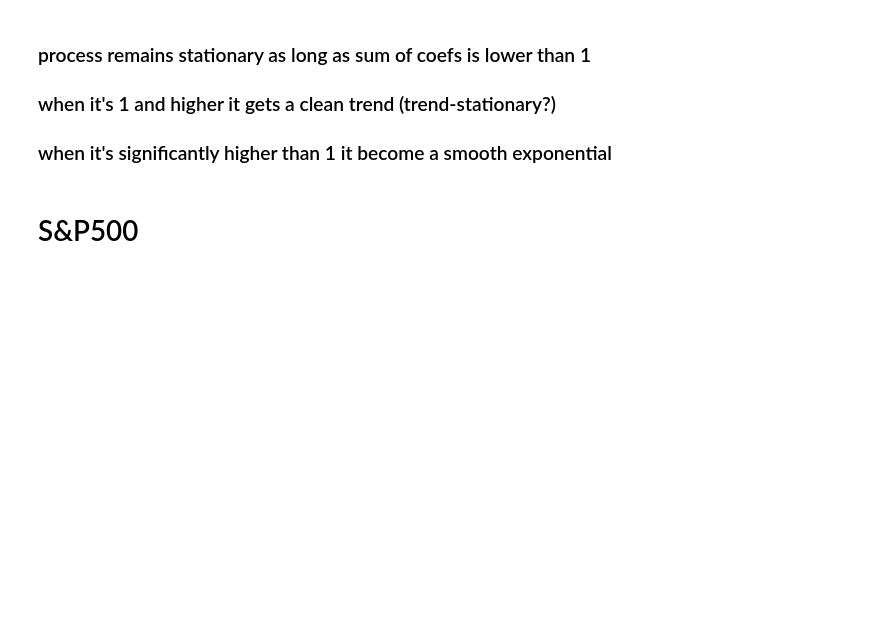
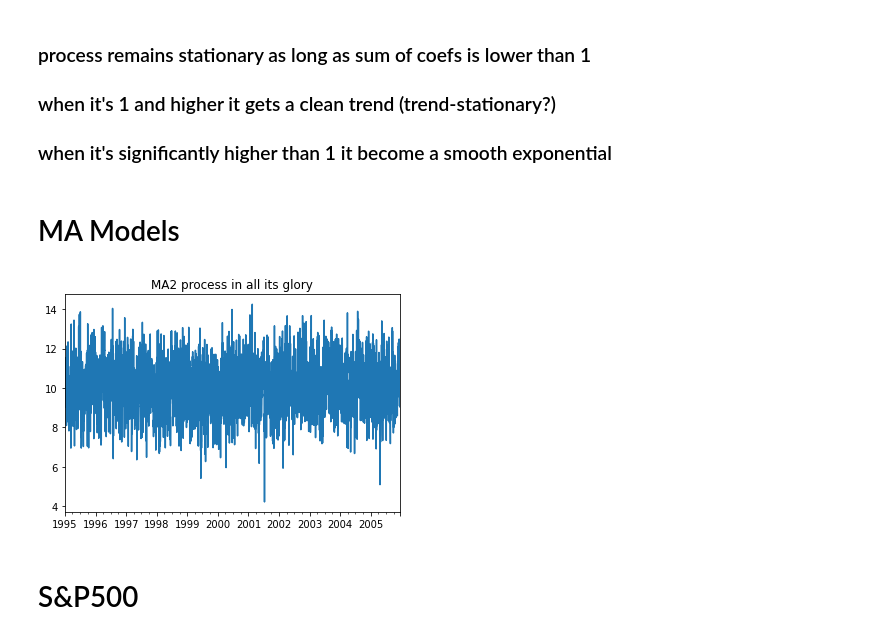
Before and after one commit to GrossBetruger/Kaggle, a Jupyter notebook: time_series_analysis/time_series_analysis.ipynb, the cells around one changed output. Drawn from its saved outputs; the diff is of its cells as text; code cells hidden in the pictures; blank space fills up the shorter version.

Commit message:
add MA models

```diff
--- a/time_series_analysis/time_series_analysis.ipynb
+++ b/time_series_analysis/time_series_analysis.ipynb
@@ -151,3 +151,27 @@ for coef in [0.1, 0.2, 0.33333, 0.334, 0.5]:
 ### process remains stationary as long as sum of coefs is lower than 1
 ### when it's 1 and higher it gets a clean trend (trend-stationary?)
 ### when it's significantly higher than 1 it become a smooth exponential
+# %% [markdown]
+# MA Models
+# %%
+# generate MA process
+
+errors = np.random.normal(0, 1, 5000)
+
+mu = 10
+coef1 = 0.3333
+coef2 = 0.1111
+coef3 = 0.7
+series = []
+# generate MA2 process
+for t in range(1, 4002):
+    series.append(mu + coef1*errors[t-1] + coef2*errors[t-2] + coef3*errors[t-3] + errors[t])
+
+index = pd.date_range('1995-01-01', '2022-01-01')[:len(series)]
+series = pd.Series(series, index=index)
+series = series.asfreq(pd.infer_freq(series.index))
+plt.title("MA2 process in all its glory")
+series.plot()
+plt.show()
+# %% [output]
+[figure, added]
```
Also changed, not shown: parts of 2 cells of this notebook.
